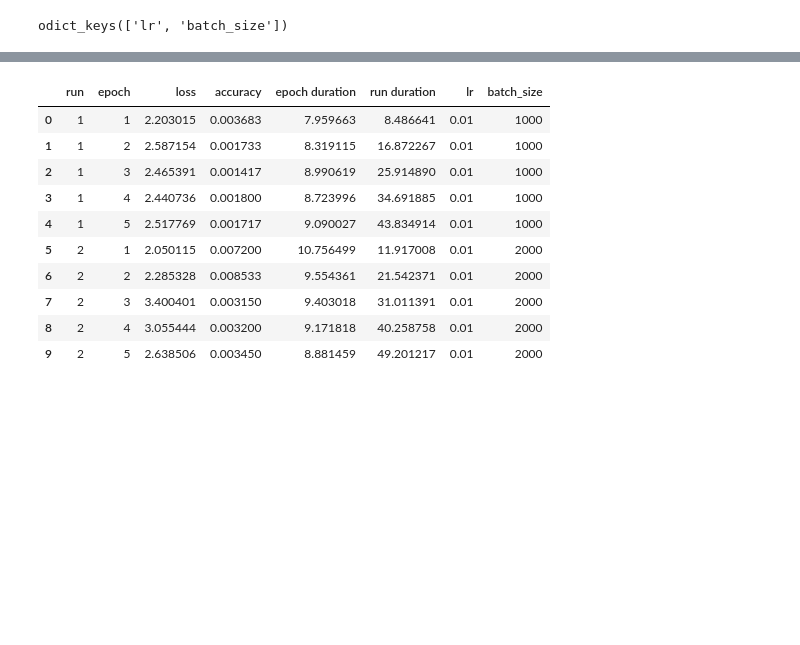
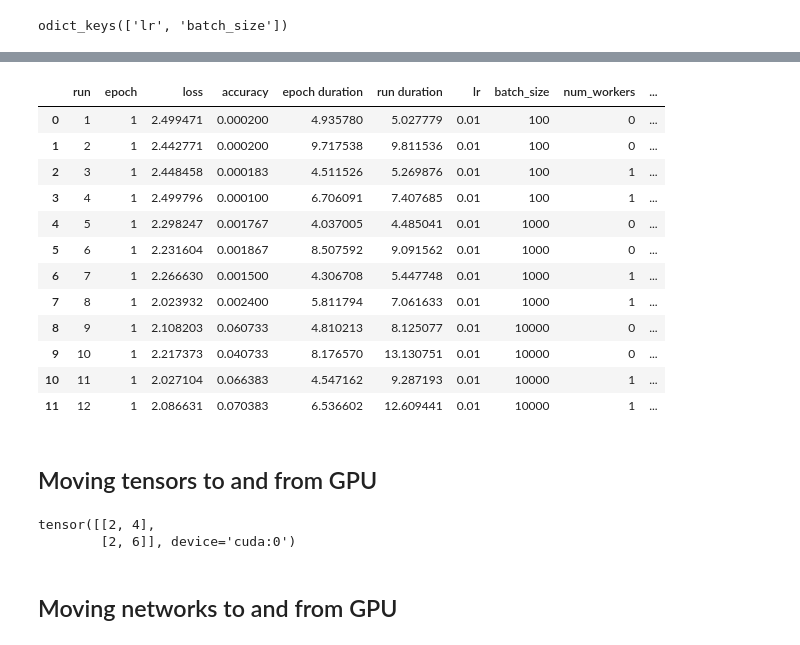
Before and after one commit to Thirunayan22/pytorch-notebooks, a Jupyter notebook: Pytorch Training ConvNets With Hyperparameter tuning.ipynb, the cells around one changed output, grey strips where cells are left out. Cells and saved outputs as stored; diff of their text form; code cells hidden in the pictures; blank space fills up the shorter version.

```diff
--- a/Pytorch Training ConvNets With Hyperparameter tuning.ipynb
+++ b/Pytorch Training ConvNets With Hyperparameter tuning.ipynb
@@ -322,7 +319,7 @@ class RunManager():
         grid = torchvision.utils.make_grid(images)
 
         self.tb.add_image('images',grid)
-        self.tb.add_graph(self.network,images)
+        self.tb.add_graph(self.network,images.to(getattr(run,'device','cpu')))
 
     def end_run(self):
         self.tb.close()
@@ -405,40 +404,48 @@ for run in RunBuilder.get_runs(params):
 # %%
 #With Run manager
 params = OrderedDict(
     lr = [0.01],
-    batch_size = [1000,2000]
+    batch_size = [100,1000,10000],
+    num_workers = [0,1],
+    device = ['cuda','cpu']
+
 )
 m = RunManager()
 for run in RunBuilder.get_runs(params):
-    network = Network()
-    loader = DataLoader(train_set,batch_size=run.batch_size)
+    device = torch.device(run.device)
+    network = Network().to(device)
+    loader = DataLoader(train_set,batch_size=run.batch_size,num_workers=run.num_workers)
     optimizer = optim.Adam(network.parameters(),lr=run.lr)
     m.begin_run(run,network,loader)
-    for epoch in range(5):
+    for epoch in range(1):
         m.begin_epoch()
         for batch in loader:
-            images = batch[0]
-            labels  = batch[1]
+            images = batch[0].to(device)
+            labels  = batch[1].to(device)
             preds  = network(images)
             loss =  F.cross_entropy(preds,labels)
             loss.backward()
             optimizer.step()
 
             m.track_loss(loss)
             m.track_num_correct(preds,labels)
 
         m.end_epoch()
     m.end_run()
 m.save('results')
 # %% [output]
-|  | run | epoch | loss | accuracy | epoch duration | run duration | lr | batch_size |
-| 0 | 1 | 1 | 2.203015 | 0.003683 | 7.959663 | 8.486641 | 0.01 | 1000 |
-| 1 | 1 | 2 | 2.587154 | 0.001733 | 8.319115 | 16.872267 | 0.01 | 1000 |
-| 2 | 1 | 3 | 2.465391 | 0.001417 | 8.990619 | 25.914890 | 0.01 | 1000 |
-| 3 | 1 | 4 | 2.440736 | 0.001800 | 8.723996 | 34.691885 | 0.01 | 1000 |
-| 4 | 1 | 5 | 2.517769 | 0.001717 | 9.090027 | 43.834914 | 0.01 | 1000 |
-| 5 | 2 | 1 | 2.050115 | 0.007200 | 10.756499 | 11.917008 | 0.01 | 2000 |
-| 6 | 2 | 2 | 2.285328 | 0.008533 | 9.554361 | 21.542371 | 0.01 | 2000 |
-| 7 | 2 | 3 | 3.400401 | 0.003150 | 9.403018 | 31.011391 | 0.01 | 2000 |
-| 8 | 2 | 4 | 3.055444 | 0.003200 | 9.171818 | 40.258758 | 0.01 | 2000 |
-| 9 | 2 | 5 | 2.638506 | 0.003450 | 8.881459 | 49.201217 | 0.01 | 2000 |
+|  | run | epoch | loss | accuracy | epoch duration | run duration | lr | batch_size | num_workers | ... |
+| 0 | 1 | 1 | 2.499471 | 0.000200 | 4.935780 | 5.027779 | 0.01 | 100 | 0 | ... |
+| 1 | 2 | 1 | 2.442771 | 0.000200 | 9.717538 | 9.811536 | 0.01 | 100 | 0 | ... |
+| 2 | 3 | 1 | 2.448458 | 0.000183 | 4.511526 | 5.269876 | 0.01 | 100 | 1 | ... |
+| 3 | 4 | 1 | 2.499796 | 0.000100 | 6.706091 | 7.407685 | 0.01 | 100 | 1 | ... |
+| 4 | 5 | 1 | 2.298247 | 0.001767 | 4.037005 | 4.485041 | 0.01 | 1000 | 0 | ... |
+| 5 | 6 | 1 | 2.231604 | 0.001867 | 8.507592 | 9.091562 | 0.01 | 1000 | 0 | ... |
+| 6 | 7 | 1 | 2.266630 | 0.001500 | 4.306708 | 5.447748 | 0.01 | 1000 | 1 | ... |
+| 7 | 8 | 1 | 2.023932 | 0.002400 | 5.811794 | 7.061633 | 0.01 | 1000 | 1 | ... |
+| 8 | 9 | 1 | 2.108203 | 0.060733 | 4.810213 | 8.125077 | 0.01 | 10000 | 0 | ... |
+| 9 | 10 | 1 | 2.217373 | 0.040733 | 8.176570 | 13.130751 | 0.01 | 10000 | 0 | ... |
+| 10 | 11 | 1 | 2.027104 | 0.066383 | 4.547162 | 9.287193 | 0.01 | 10000 | 1 | ... |
+| 11 | 12 | 1 | 2.086631 | 0.070383 | 6.536602 | 12.609441 | 0.01 | 10000 | 1 | ... |
+# %% [markdown]
+## Moving tensors to and from GPU
@@ -444,0 +460,8 @@ m.save('results')
+# %%
+try : x=alpha+beta;print(x)
+except Exception as e: print(e)
+# %% [output]
+tensor([[2, 4],
+        [2, 6]], device='cuda:0')
+# %% [markdown]
+## Moving networks to and from GPU
```
Also changed, not shown: parts of 23 cells of this notebook, 1 other file.
